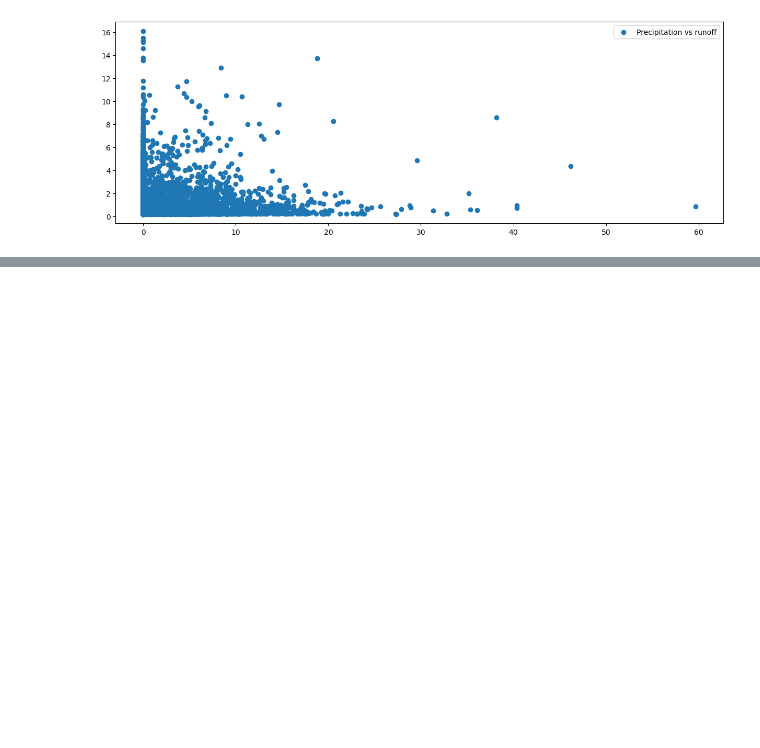
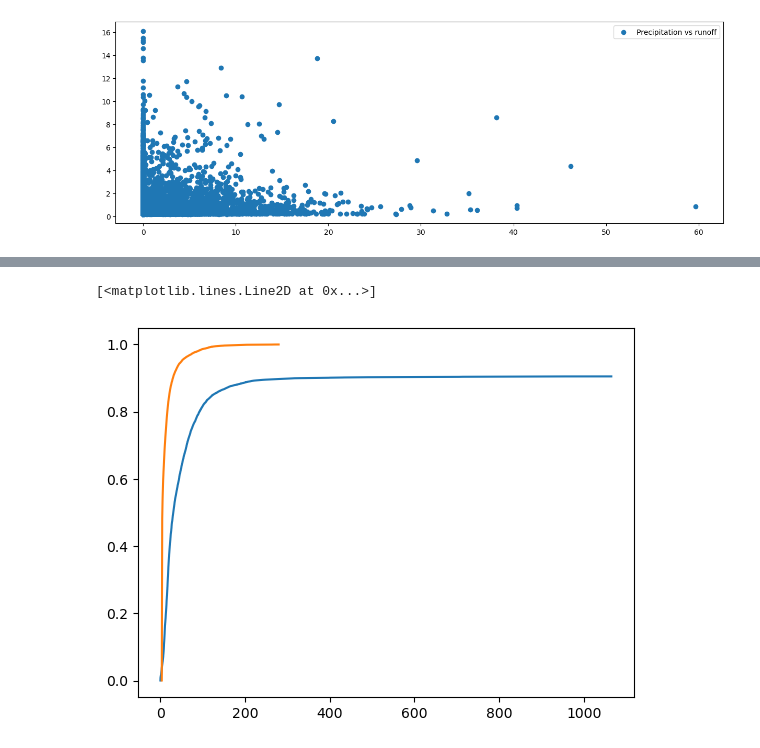
Before and after one commit to maxblw/CEGM2005_glommaproject, a Jupyter notebook: Data_analysis/Model_results.ipynb, the cells around one changed output, grey strips where cells are left out. Drawn from its saved outputs; the diff is of its cells as text; code cells hidden in the pictures; blank space fills up the shorter version.

```diff
--- a/Data_analysis/Model_results.ipynb
+++ b/Data_analysis/Model_results.ipynb
@@ -109,0 +105,14 @@ plt.legend()
+# %%
+Qmodel = df_model['Runoff in Area (m^3/day)']/24/3600
+Qobs = df['Vannføring (m³/s)']
+# %%
+sorted_Q_model = np.sort(Qmodel)
+sorted_Q_obs = np.sort(Qobs)
+ecdf_values = np.arange(1, len(sorted_Q_model)+ 1) / len(sorted_Q_model)
+ecdf_values_2 = np.arange(1, len(sorted_Q_obs) +1) / len(sorted_Q_obs)
+# %%
+plt.plot(sorted_Q_obs, ecdf_values_2)
+plt.plot(sorted_Q_model, ecdf_values)
+# %% [output]
+[<matplotlib.lines.Line2D at 0x...>]
+[figure, added]
```
Also changed, not shown: parts of 2 cells of this notebook, 8 other files.
